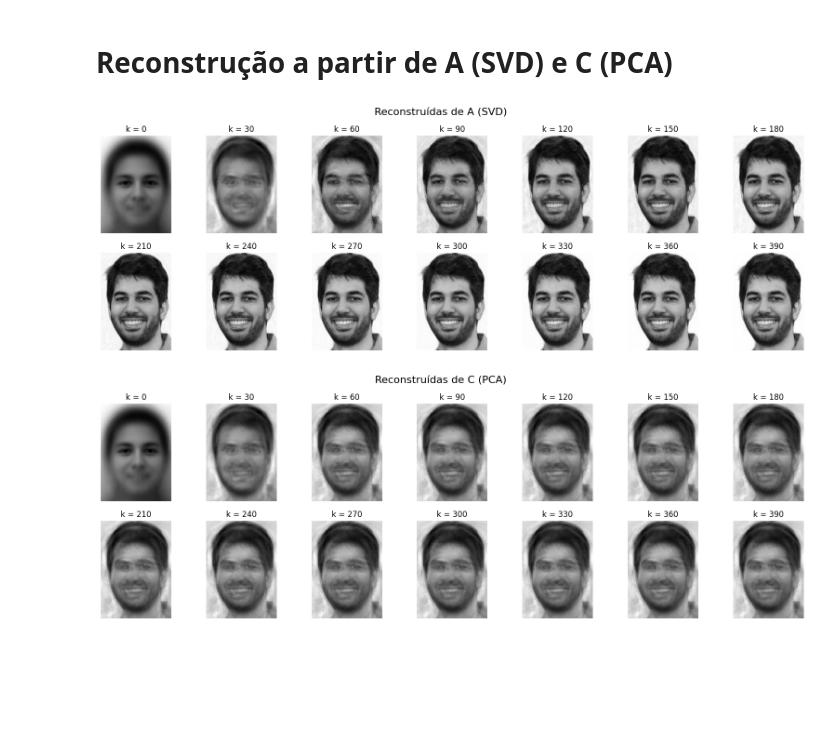
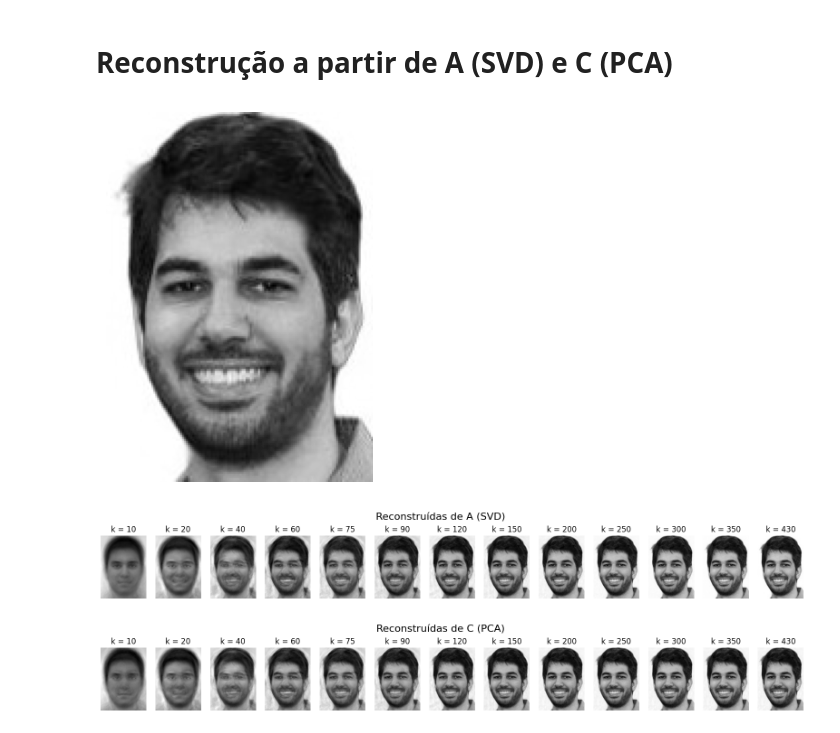
Before and after one commit to Gustavo-Murilo/Eigenfaces_EMAP, a Jupyter notebook: eigen_main.ipynb, the cells around one changed output. Saved outputs shown, nothing was run; the diff lists cells and outputs as text; code cells hidden in the pictures; blank space fills up the shorter version.

Commit message:
adição de arquivo para testes

```diff
--- a/eigen_main.ipynb
+++ b/eigen_main.ipynb
@@ -46,7 +46,7 @@ utl.plotar_imagem(face_media)
 C = np.cov(M)
 # %%
 # Decomposição SVD na forma reduzida por causa de 'full_matrices=False'
-U_C, autovalores_C, VT_C = randomized_svd(C, n_components=40, n_iter=5, random_state=None)
+U_C, autovalores_C, VT_C = randomized_svd(C, n_components=200, n_iter=5, random_state=None)
 # %%
 # Decomposição SVD na forma reduzida por causa de 'full_matrices=False'
 U_A, autovalores_A, _ = np.linalg.svd(A, full_matrices=False) # U já está ordenada em relação aos autovalores
@@ -53,5 +56,11 @@ U_A, autovalores_A, _ = np.linalg.svd(A, full_matrices=False) # U já está orde
 # %% [markdown]
 # Reconstrução a partir de A (SVD) e C (PCA)
+# %%
+# Indice a imagem a ser reconstruida
+imagem_escolhida = indice_yuri
+utl.plotar_imagem(A[:,imagem_escolhida])
+# %% [output]
+[figure, added]
 # %%
 # Coeficientes de projeção para as eigenfaces de U_A e U_C
 coeficientes_A = np.dot(U_A.T, M)
@@ -70,4 +68,12 @@ intervalo = range(431)[0::30]
 # %%
+# Instaciação de variáveis
+lista_A = []
+lista_C = []
+qtd_testes = 0
+
+# Define intervalo para a quantidade de dimensoes para a reconstrução
+intervalo = [10, 20, 40, 60, 75, 90, 120, 150, 200, 250, 300, 350, 430]
+
 for dimensao in intervalo :
     qtd_testes += 1
 
@@ -76,8 +82,8 @@ for dimensao in intervalo :
     imagem_reconstruida_C = np.dot(U_C[:, :dimensao], coeficientes_C[:dimensao, :]) + face_media
 
     # Remodelar a imagem reconstruída para as dimensões originais
-    imagem_reconstruida_A = imagem_reconstruida_A[:,pessoa_escolhida]
-    imagem_reconstruida_C = imagem_reconstruida_C[:,pessoa_escolhida]
+    imagem_reconstruida_A = imagem_reconstruida_A[:,imagem_escolhida]
+    imagem_reconstruida_C = imagem_reconstruida_C[:,imagem_escolhida]
 
     # Salvar imagem em uma lista
     lista_A.append(imagem_reconstruida_A)
@@ -87,8 +93,8 @@ for dimensao in intervalo :
 A_rec = np.array(lista_A).T
 C_rec = np.array(lista_C).T
 # %%
-utl.plotar_grade(A_rec, intervalo, 2, qtd_testes//2, (20,6), 'Reconstruídas de A (SVD)')
-utl.plotar_grade(C_rec, intervalo, 2, qtd_testes//2, (20,6), 'Reconstruídas de C (PCA)')
+utl.plotar_grade(A_rec, intervalo, 1, qtd_testes, (20,2.5), 'Reconstruídas de A (SVD)')
+utl.plotar_grade(C_rec, intervalo, 1, qtd_testes, (20,2.5), 'Reconstruídas de C (PCA)')
 # %% [output]
-[figure, old version]
+[figure, new version]
-[figure, old version]
+[figure, new version]
```
Also changed, not shown: parts of 2 cells of this notebook, 3 other files.
